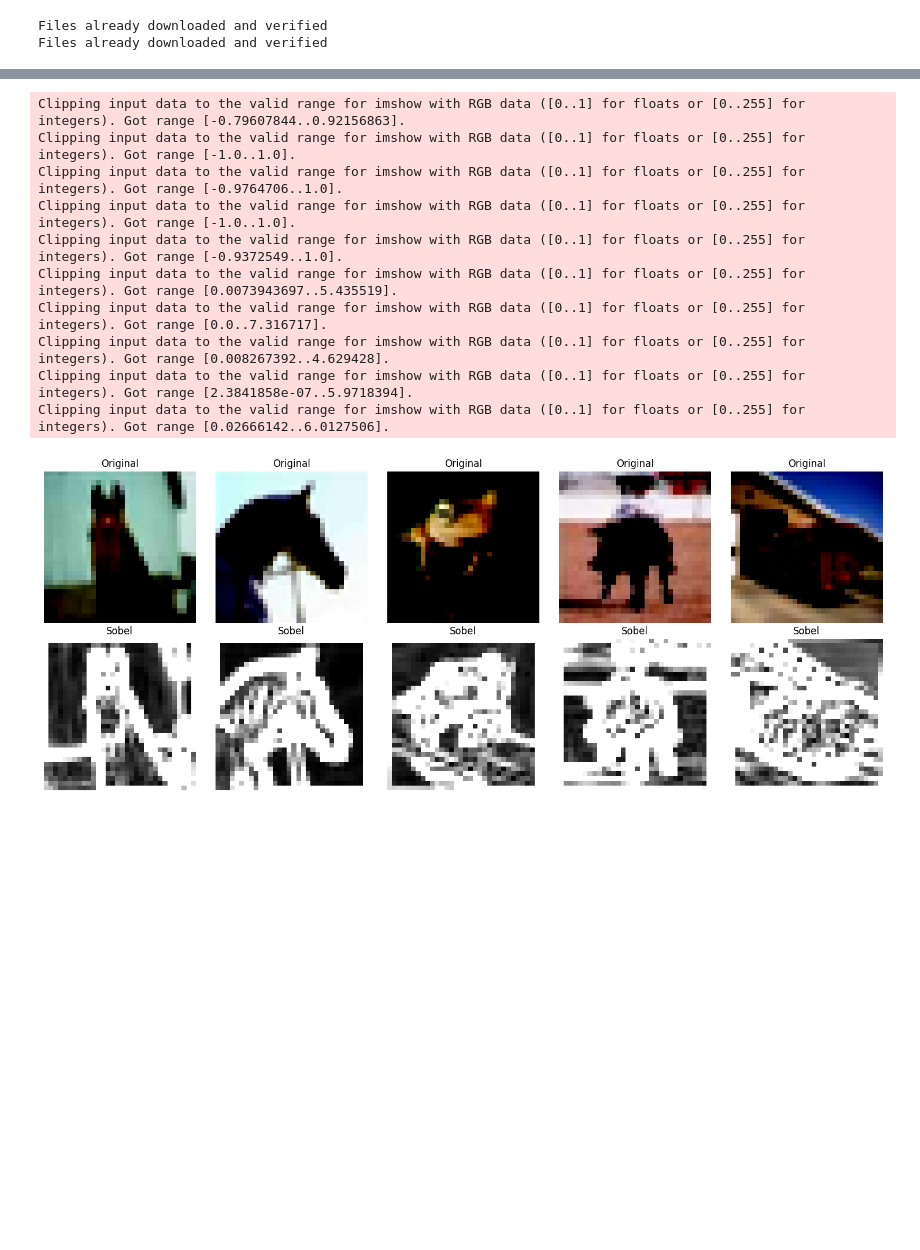
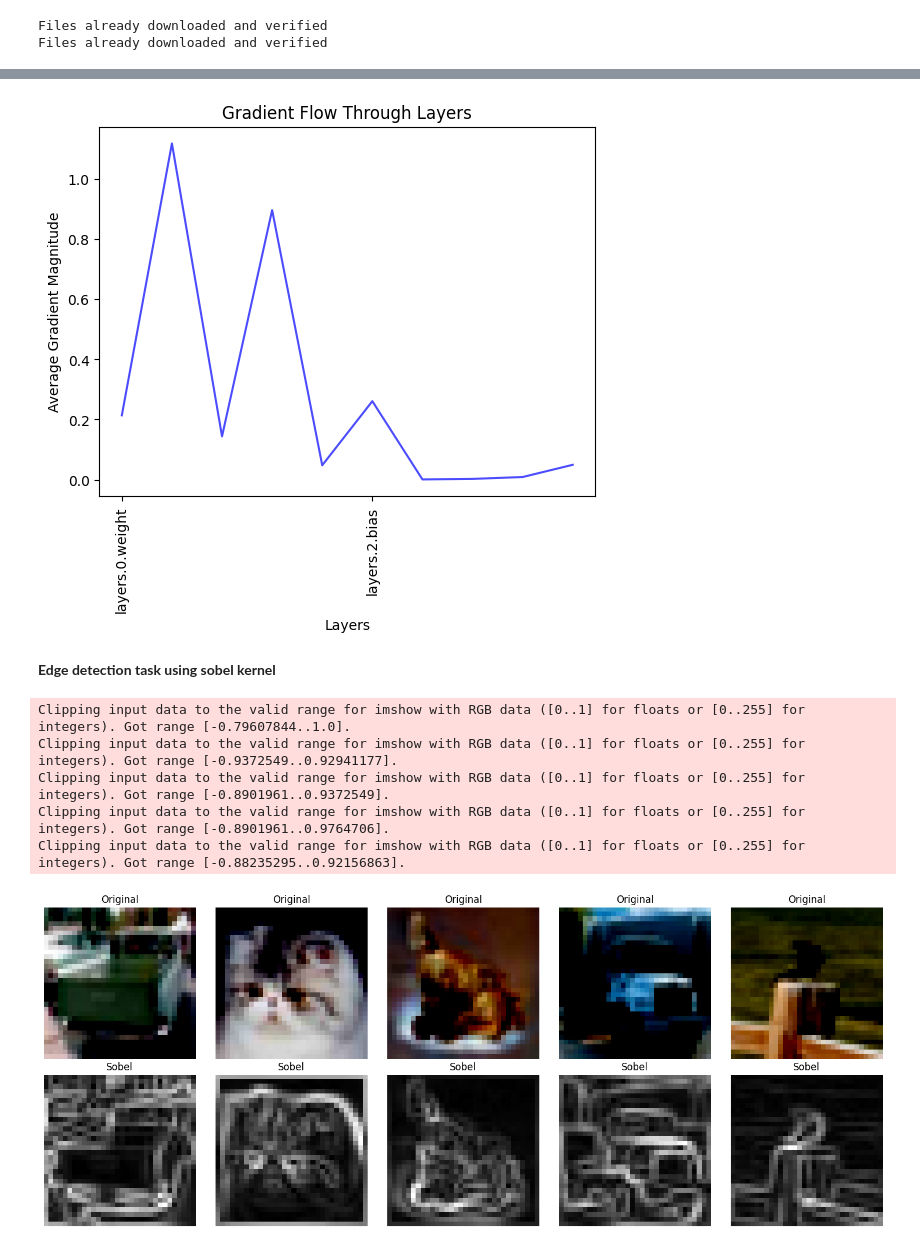
Before and after one commit to sAlirezayaghoubi/CNN-Implemention, a Jupyter notebook: CNN.ipynb, the cells around one changed output, grey strips where cells are left out. Saved outputs shown, nothing was run; the diff lists cells and outputs as text; code cells hidden in the pictures; blank space fills up the shorter version.

```diff
--- a/CNN.ipynb
+++ b/CNN.ipynb
@@ -368,0 +481,20 @@ def generate_gradcam(model, input_image, target_class=None):
+# %%
+def plot_grad_flow(model):
+    ave_grads = []
+    layers = []
+    for name, param in model.named_parameters():
+        if param.grad is not None:
+            ave_grads.append(param.grad.abs().mean().item())
+            layers.append(name)
+
+    plt.plot(ave_grads, alpha=0.7, color='b')
+    plt.xticks(range(0, len(layers), 5), layers[::5], rotation=90)
+    plt.title("Gradient Flow Through Layers")
+    plt.xlabel("Layers")
+    plt.ylabel("Average Gradient Magnitude")
+    plt.show()
+
+
+plot_grad_flow(model)
+# %% [output]
+[figure, added]
@@ -369,3 +507,5 @@ def generate_gradcam(model, input_image, target_class=None):
+# %% [markdown]
+**Edge detection task using sobel kernel**
 # %%
 import numpy as np
 import torch
@@ -373,15 +513,19 @@ import torch
 import matplotlib.pyplot as plt
 import torch.nn.functional as F
 
+# Define Sobel kernels
+sobel_kernel_x = torch.tensor([[[[-1, 0, 1], [-2, 0, 2], [-1, 0, 1]]]], dtype=torch.float32)
+sobel_kernel_y = torch.tensor([[[[-1, -2, -1], [0, 0, 0], [1, 2, 1]]]], dtype=torch.float32)
+
 # Function to apply Sobel filter
 def apply_sobel_filter(image, sobel_kernel_x, sobel_kernel_y):
-    image = torch.tensor(image).unsqueeze(0)  # Add batch dimension
-    if image.shape[1] == 3:  # Convert RGB to grayscale
+    image = torch.tensor(image).unsqueeze(0)
+    if image.shape[1] == 3:
         image = image.mean(dim=1, keepdim=True)
     sobel_x = F.conv2d(image, sobel_kernel_x, padding=1)
     sobel_y = F.conv2d(image, sobel_kernel_y, padding=1)
     sobel = torch.sqrt(sobel_x ** 2 + sobel_y ** 2)
-    return sobel.squeeze(0)  # Remove batch dimension
+    return sobel.squeeze(0)
 
 # Function to plot images
 def plot_images(images, titles, rows=1, cols=5):
@@ -404,14 +548,9 @@ sobel_images = [apply_sobel_filter(image, sobel_kernel_x, sobel_kernel_y) for im
 # Plot the original and Sobel filtered images
 plot_images(images + sobel_images, ['Original'] * 5 + ['Sobel'] * 5, rows=2, cols=5)
 # %% [output]
-Clipping input data to the valid range for imshow with RGB data ([0..1] for floats or [0..255] for integers). Got range [-0.79607844..0.92156863].
-Clipping input data to the valid range for imshow with RGB data ([0..1] for floats or [0..255] for integers). Got range [-1.0..1.0].
-Clipping input data to the valid range for imshow with RGB data ([0..1] for floats or [0..255] for integers). Got range [-0.9764706..1.0].
-Clipping input data to the valid range for imshow with RGB data ([0..1] for floats or [0..255] for integers). Got range [-1.0..1.0].
-Clipping input data to the valid range for imshow with RGB data ([0..1] for floats or [0..255] for integers). Got range [-0.9372549..1.0].
-Clipping input data to the valid range for imshow with RGB data ([0..1] for floats or [0..255] for integers). Got range [0.0073943697..5.435519].
-Clipping input data to the valid range for imshow with RGB data ([0..1] for floats or [0..255] for integers). Got range [0.0..7.316717].
-Clipping input data to the valid range for imshow with RGB data ([0..1] for floats or [0..255] for integers). Got range [0.008267392..4.629428].
-Clipping input data to the valid range for imshow with RGB data ([0..1] for floats or [0..255] for integers). Got range [2.3841858e-07..5.9718394].
-Clipping input data to the valid range for imshow with RGB data ([0..1] for floats or [0..255] for integers). Got range [0.02666142..6.0127506].
+Clipping input data to the valid range for imshow with RGB data ([0..1] for floats or [0..255] for integers). Got range [-0.79607844..1.0].
+Clipping input data to the valid range for imshow with RGB data ([0..1] for floats or [0..255] for integers). Got range [-0.9372549..0.92941177].
+Clipping input data to the valid range for imshow with RGB data ([0..1] for floats or [0..255] for integers). Got range [-0.8901961..0.9372549].
+Clipping input data to the valid range for imshow with RGB data ([0..1] for floats or [0..255] for integers). Got range [-0.8901961..0.9764706].
+Clipping input data to the valid range for imshow with RGB data ([0..1] for floats or [0..255] for integers). Got range [-0.88235295..0.92156863].
-[figure, old version]
+[figure, new version]
```
Also changed, not shown: parts of 14 cells of this notebook.
